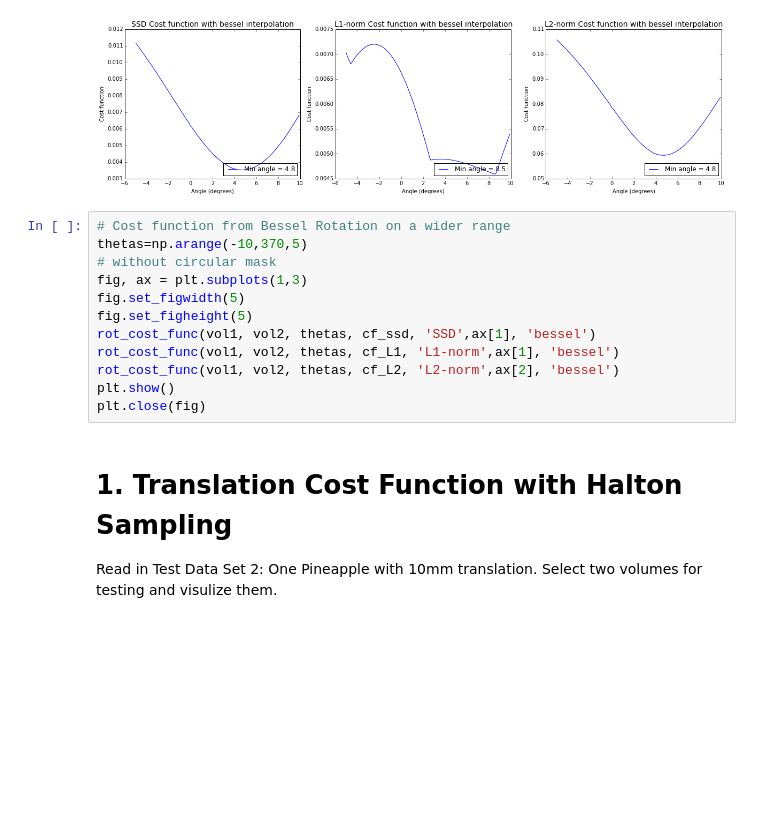
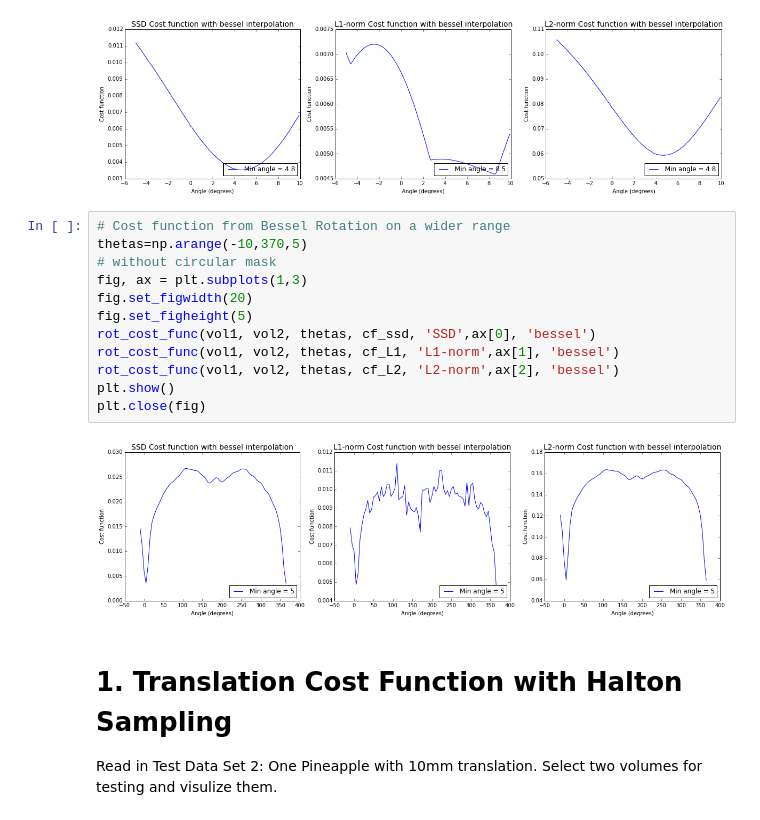
Before and after one commit to zyzdiana/AC297r-Volume-Registration, a Jupyter notebook: Bessel_Rotation_&_Halton_Translation.ipynb, the cells around one changed output. Drawn from its saved outputs; the diff is of its cells as text; blank space fills up the shorter version.

```diff
--- a/Bessel_Rotation_&_Halton_Translation.ipynb
+++ b/Bessel_Rotation_&_Halton_Translation.ipynb
@@ -344,15 +344,17 @@ plt.close(fig)
 # %%
 # Cost function from Bessel Rotation on a wider range
 thetas=np.arange(-10,370,5)
 # without circular mask
 fig, ax = plt.subplots(1,3)
-fig.set_figwidth(5)
+fig.set_figwidth(20)
 fig.set_figheight(5)
-rot_cost_func(vol1, vol2, thetas, cf_ssd, 'SSD',ax[1], 'bessel')
+rot_cost_func(vol1, vol2, thetas, cf_ssd, 'SSD',ax[0], 'bessel')
 rot_cost_func(vol1, vol2, thetas, cf_L1, 'L1-norm',ax[1], 'bessel')
 rot_cost_func(vol1, vol2, thetas, cf_L2, 'L2-norm',ax[2], 'bessel')
 plt.show()
 plt.close(fig)
+# %% [output]
+[figure, added]
 # %% [markdown]
 # 1. Translation Cost Function with Halton Sampling
 Read in Test Data Set 2: One Pineapple with 10mm translation. Select two volumes for testing and visulize them.
```
